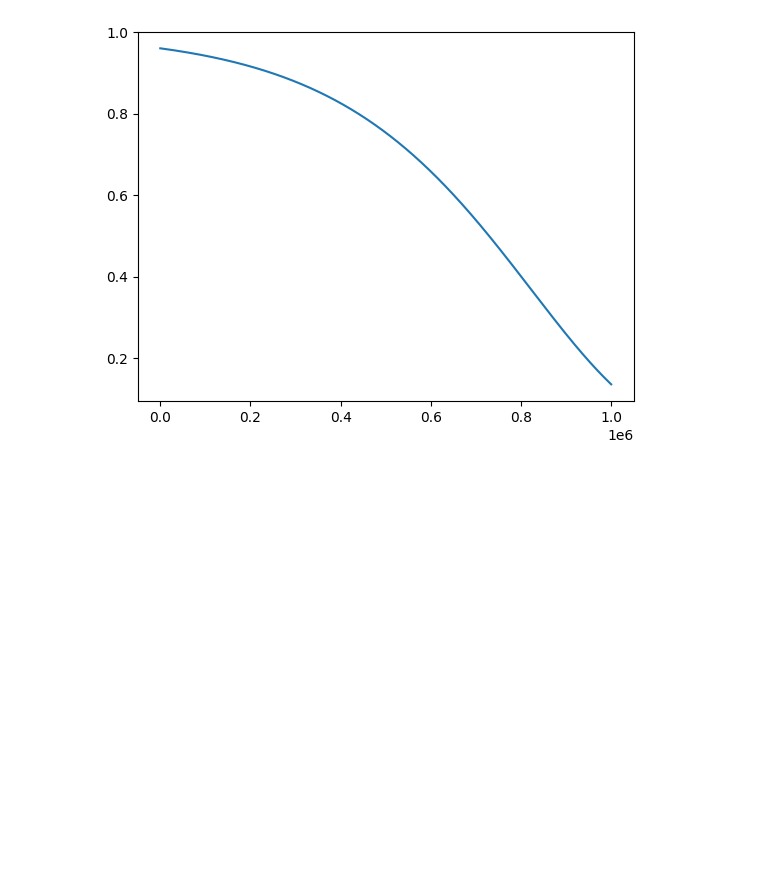
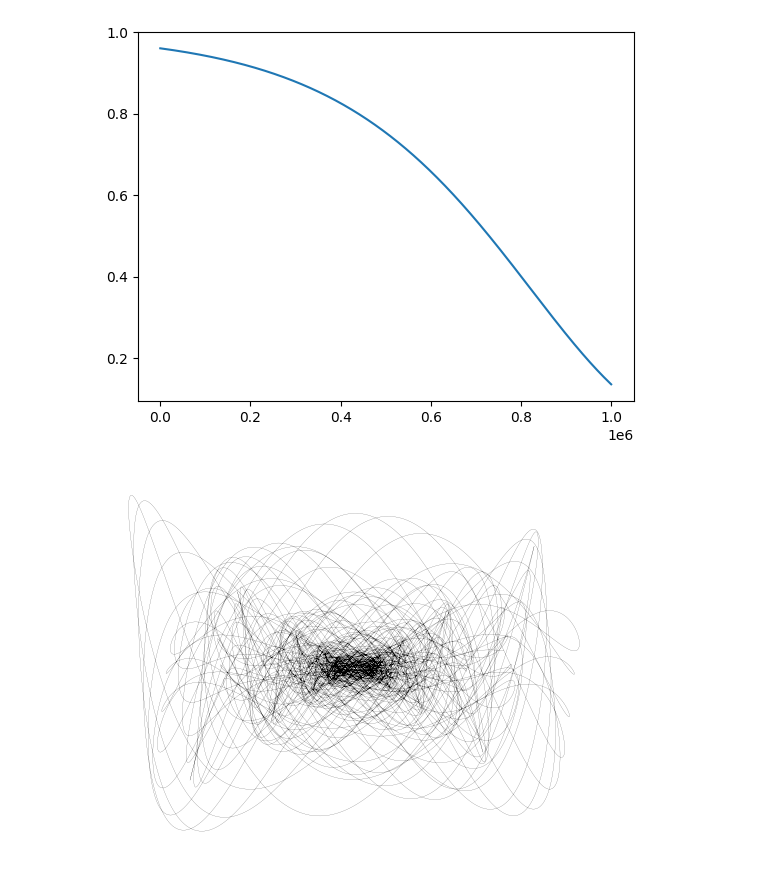
Before and after one commit to viktor-kertanov/master-math, a Jupyter notebook: ch1_harmonograph/Harmonograph.ipynb, the cells around one changed output. Drawn from its saved outputs; the diff is of its cells as text; code cells hidden in the pictures; blank space fills up the shorter version.

```diff
--- a/ch1_harmonograph/Harmonograph.ipynb
+++ b/ch1_harmonograph/Harmonograph.ipynb
@@ -40,13 +44,15 @@ plt.show()
 # %%
 # the experiment from the book
 
-A = [1, 1, 1.5, 1.5]
-d = [.004, .001, .002, .0015]
-f = [3, 1, 2, 2.5]
+A = [1, 1.5, 3.25, 2.65]
+d = [.006, .005, .006, .006]
+f = [1.5, 1.5, 2.85, 4.45]
 
 x = A[0]*np.sin(t*f[0])*np.exp(-d[0]*t) + A[1]*np.sin(t*f[1])*np.exp(-d[1]*t)
 y = A[2]*np.sin(t*f[2])*np.exp(-d[2]*t) + A[3]*np.sin(t*f[3])*np.exp(-d[3]*t)
 
 plt.plot(x, y, 'k', linewidth=.1)
 plt.axis('off')
-plt.savefig('myfig.svg')
+plt.savefig(f"{datetime.now().strftime(f'img/a_{A[0]}_{A[1]}_{A[2]}_{A[3]}-d_{d[0]}_{d[1]}_{d[2]}_{d[3]}-f_{f[0]}_{f[1]}_{f[2]}_{f[3]}')}.svg")
+# %% [output]
+[figure, added]
```
Also changed, not shown: parts of 8 cells of this notebook, 36 other files.
